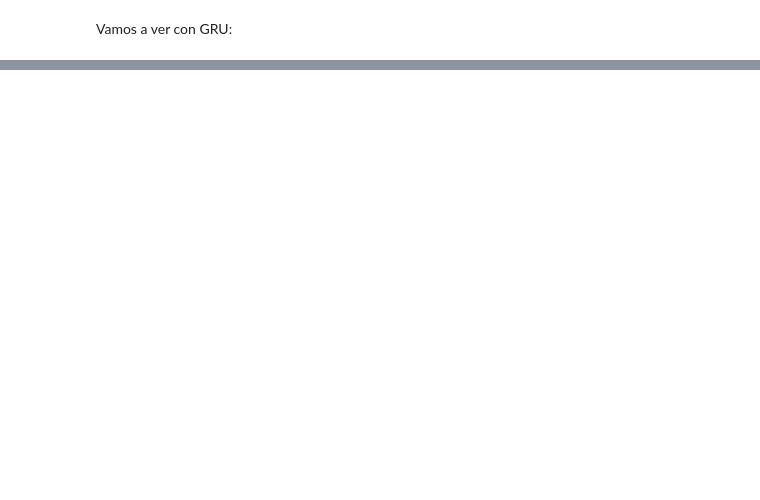
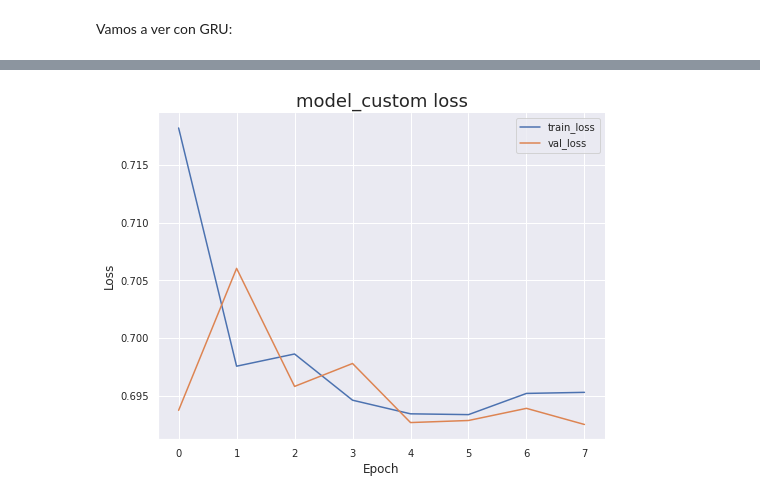
Before and after one commit to L120Git/NLP_Google_Restaurants, a Jupyter notebook: 3_NLP_modelado.ipynb, the cells around one changed output, grey strips where cells are left out. Drawn from its saved outputs; the diff is of its cells as text; code cells hidden in the pictures; blank space fills up the shorter version.

```diff
--- a/3_NLP_modelado.ipynb
+++ b/3_NLP_modelado.ipynb
@@ -681,0 +909,6 @@ Y si quitamos el Embedding?
+# %%
+model_custom = Sequential()
+#pasamos directamente la capa que hemos generado de embedding
+model_custom.add(embedding_layer)
+model_custom.add(LSTM(100, dropout=0.2, recurrent_dropout=0.2))
+model_custom.add(Dense(1, activation="sigmoid"))
@@ -681,0 +917,14 @@ Y si quitamos el Embedding?
+# %%
+from keras.optimizers import Adam
+opt = Adam(lr=0.05, decay=0.05/ 20) #1e-3
+model_custom.compile(loss="binary_crossentropy", optimizer=opt, metrics=["accuracy"])
+# %%
+batch_size = 128
+num_epochs = 8
+
+#X_train_words_valid, y_valid = X_train_wor[:batch_size], y_train[:batch_size]  # first batch_size samples
+#X_train_words2, y_train2 = X_train_words[batch_size:], y_train[batch_size:]  # rest for training
+
+H_custom = model_custom.fit(X_train_, y_train,
+          validation_split=0.2,
+          batch_size=batch_size, epochs=num_epochs)
@@ -681,0 +974,20 @@ Y si quitamos el Embedding?
+# %%
+H_loss = H_custom.history['loss']
+H_val_loss = H_custom.history['val_loss']
+# %%
+#representamos la gráfica de perdidas
+import seaborn as sns
+sns.set(style="darkgrid")
+plt.figure(figsize=(8, 6))
+plt.plot(H_loss, label='train_loss')
+plt.plot(H_val_loss, label='val_loss')
+plt.title('model_custom loss', fontsize=18)
+plt.ylabel('Loss', fontsize=12)
+plt.xlabel('Epoch', fontsize=12)
+plt.xticks(fontsize=10)
+plt.yticks(fontsize=10)
+plt.legend(loc='upper right', fontsize=10)
+sns.despine()
+plt.show()
+# %% [output]
+[figure, added]
```
Also changed, not shown: parts of 83 cells of this notebook.
